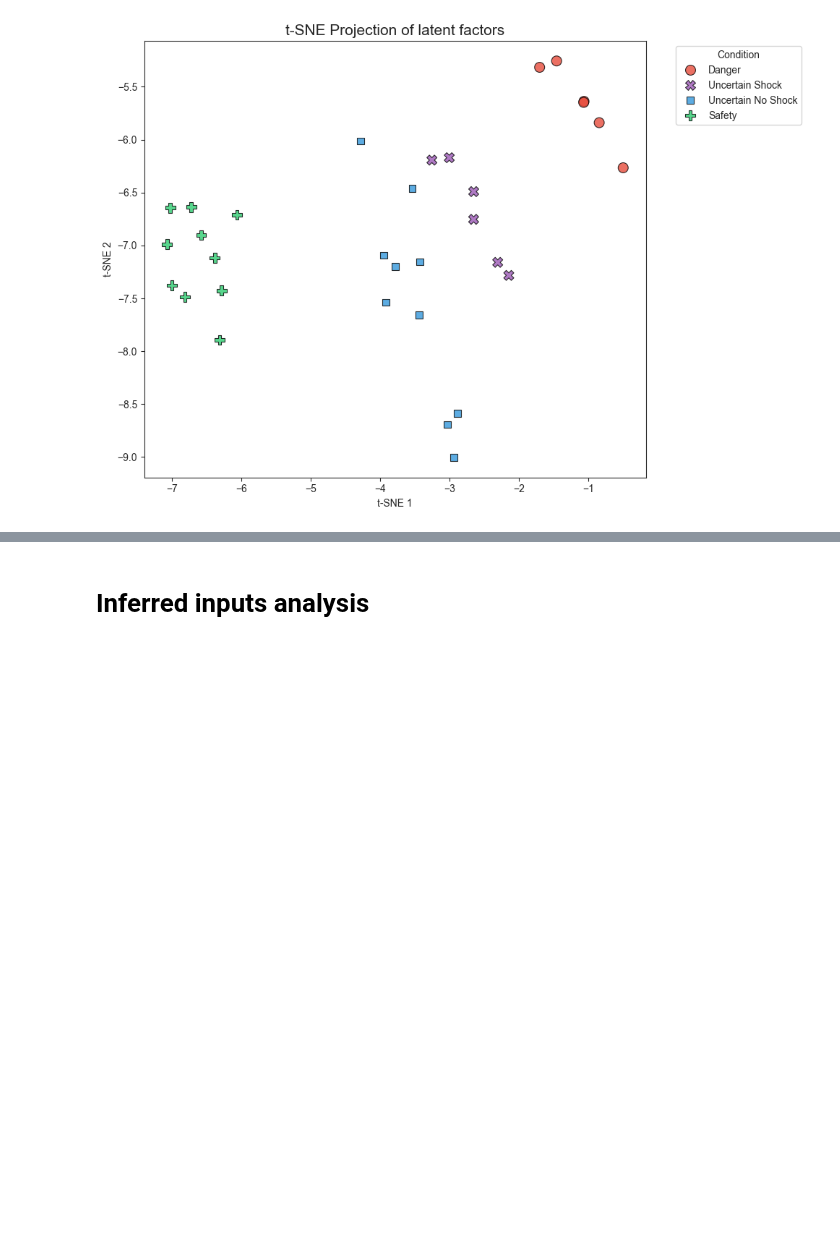
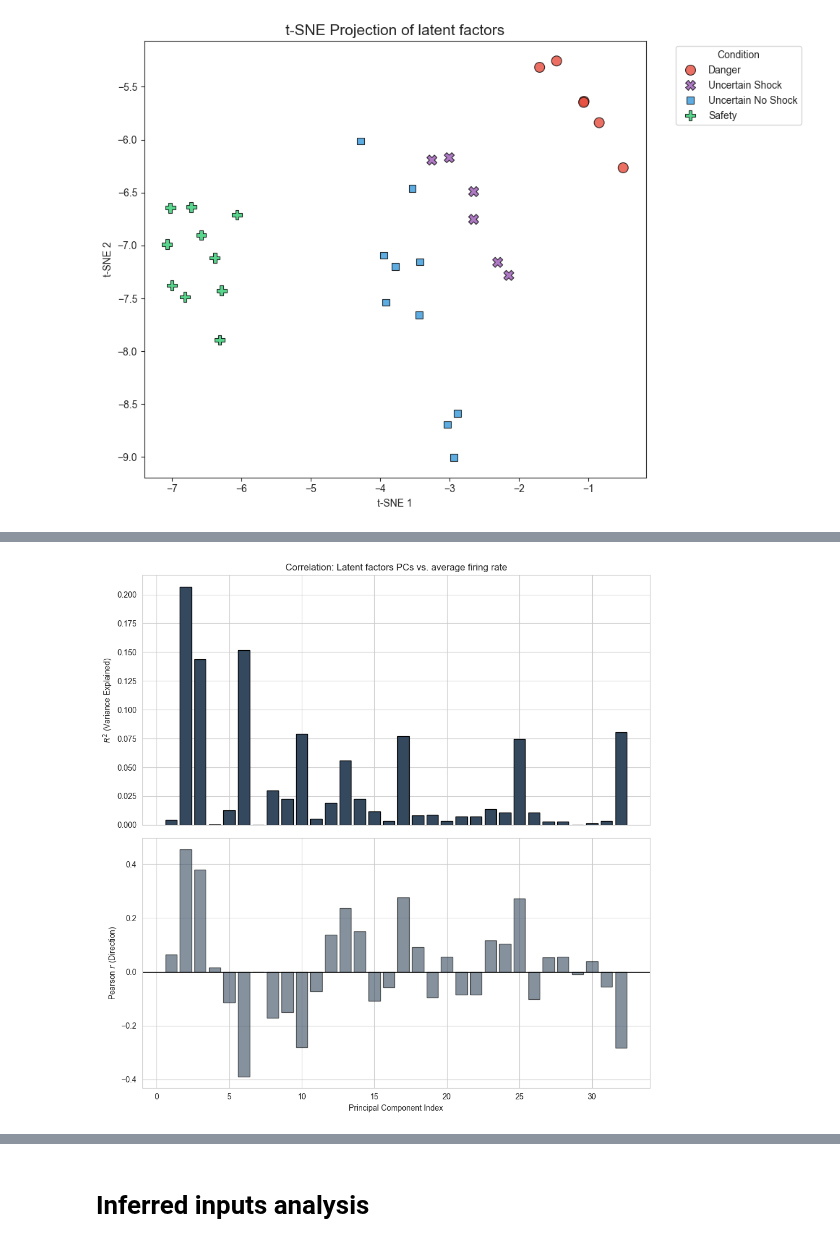
Before and after one commit to wkemilylau/iib_project_lfads, a Jupyter notebook: tutorials/multisession/pag-eaa-cropped-eval.ipynb, the cells around one changed output, grey strips where cells are left out. Saved outputs shown, nothing was run; the diff lists cells and outputs as text; code cells hidden in the pictures; blank space fills up the shorter version.

```diff
--- a/tutorials/multisession/pag-eaa-cropped-eval.ipynb
+++ b/tutorials/multisession/pag-eaa-cropped-eval.ipynb
@@ -271,0 +423,61 @@ plot_tsne_factors(factors['PAG'])
+# %%
+import numpy as np
+import matplotlib.pyplot as plt
+import seaborn as sns
+from sklearn.decomposition import PCA
+from scipy import stats
+
+def check_all_pc_correlations(raw_data, inferred_inputs, n_pcs=10):
+    """
+    Computes correlation between the first N Principal Components
+    of inferred inputs and the average raw firing rate.
+    """
+    # 1. Prepare Data
+    n_trials, n_time, n_inputs = inferred_inputs.shape
+    reshaped_inferred = inferred_inputs.reshape(n_trials, -1)
+
+    # Average firing rate per trial
+    avg_firing_rates = np.mean(raw_data, axis=(1, 2))
+
+    # 2. Run PCA for multiple components
+    # Ensure n_pcs doesn't exceed the number of trials or features
+    n_pcs = min(n_pcs, n_trials, reshaped_inferred.shape[1])
+    pca = PCA(n_components=n_pcs)
+    pc_scores = pca.fit_transform(reshaped_inferred)
+
+    # 3. Calculate Correlations for each PC
+    rs = []
+    p_values = []
+    r_squared_values = []
+
+    for i in range(n_pcs):
+        r, p = stats.pearsonr(pc_scores[:, i], avg_firing_rates)
+        rs.append(r)
+        p_values.append(p)
+        r_squared_values.append(r**2)
+
+    # 4. Visualization
+    fig, (ax1, ax2) = plt.subplots(2, 1, figsize=(10, 10), sharex=True)
+    sns.set_style("ticks")
+
+    # Plot R-squared (Strength of Relationship)
+    colors = ['#34495e']
+    ax1.bar(range(1, n_pcs + 1), r_squared_values, color=colors, edgecolor='black')
+    ax1.set_ylabel('$R^2$ (Variance Explained)')
+    ax1.set_title('Correlation: Latent factors PCs vs. average firing rate')
+
+    # Plot Pearson r (Direction of Relationship)
+    ax2.bar(range(1, n_pcs + 1), rs, color=colors, edgecolor='black', alpha=0.6)
+    ax2.axhline(0, color='black', lw=1)
+    ax2.set_ylabel('Pearson $r$ (Direction)')
+    ax2.set_xlabel('Principal Component Index')
+
+    plt.tight_layout()
+    plt.show()
+
+    return {"r_squared": r_squared_values, "p_values": p_values}
+
+# Example call:
+results = check_all_pc_correlations(spikes['PAG'], factors['PAG'], n_pcs=40)
+# %% [output]
+[figure, added]
```
Also changed, not shown: parts of 7 cells of this notebook, 15 other files.
